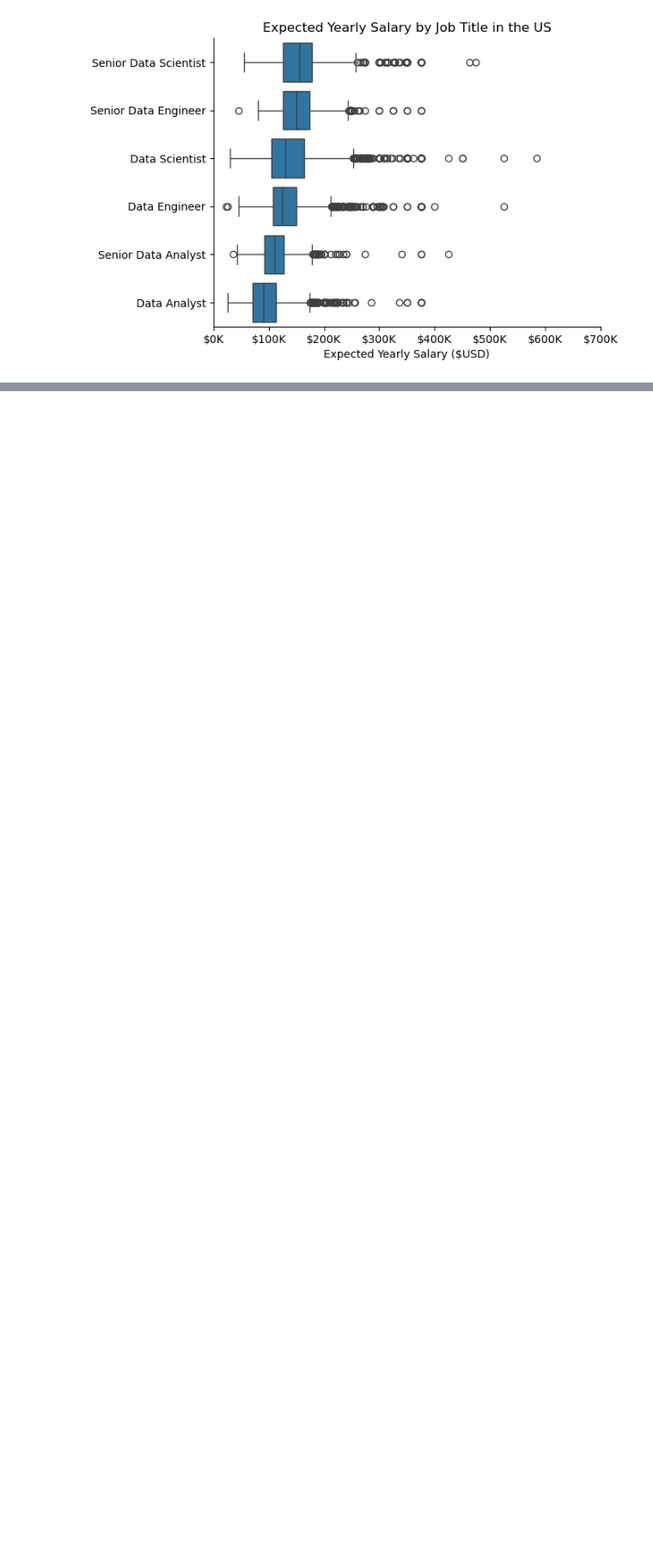
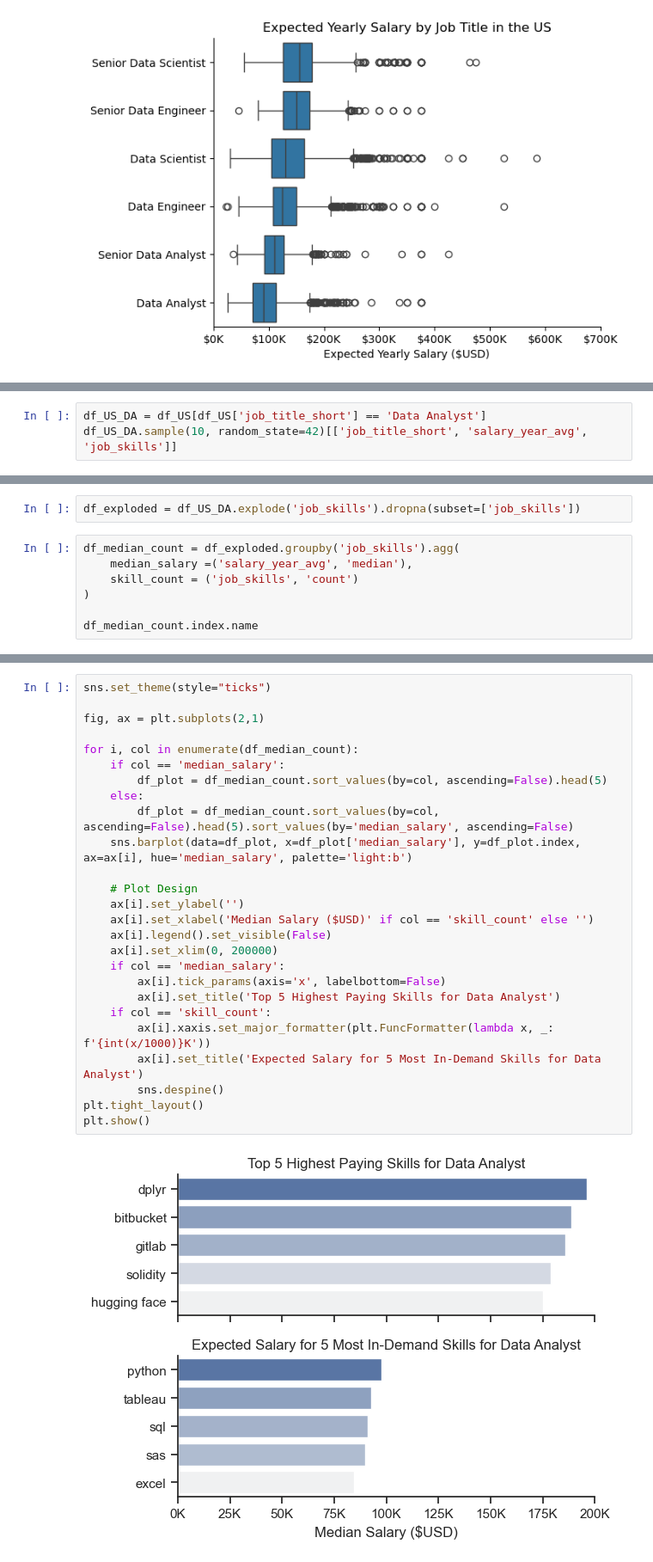
Before and after one commit to jroy2019/Python_data_analytics, a Jupyter notebook: 2_Data_Analytics_Project/4_Salary_Analysis.ipynb, the cells around one changed output, grey strips where cells are left out. Shown at 86% size. Saved outputs shown, nothing was run; the diff lists cells and outputs as text; blank space fills up the shorter version.

Commit message:
plots baby

```diff
--- a/2_Data_Analytics_Project/4_Salary_Analysis.ipynb
+++ b/2_Data_Analytics_Project/4_Salary_Analysis.ipynb
@@ -58,0 +63,3 @@ plt.show()
+# %%
+df_US_DA = df_US[df_US['job_title_short'] == 'Data Analyst']
+df_US_DA.sample(10, random_state=42)[['job_title_short', 'salary_year_avg', 'job_skills']]
@@ -58,0 +78,9 @@ plt.show()
+# %%
+df_exploded = df_US_DA.explode('job_skills').dropna(subset=['job_skills'])
+# %%
+df_median_count = df_exploded.groupby('job_skills').agg(
+    median_salary =('salary_year_avg', 'median'),
+    skill_count = ('job_skills', 'count')
+)
+
+df_median_count.index.name
@@ -58,0 +89,28 @@ plt.show()
+# %%
+sns.set_theme(style="ticks")
+
+fig, ax = plt.subplots(2,1)
+
+for i, col in enumerate(df_median_count):
+    if col == 'median_salary':
+        df_plot = df_median_count.sort_values(by=col, ascending=False).head(5)
+    else:
+        df_plot = df_median_count.sort_values(by=col, ascending=False).head(5).sort_values(by='median_salary', ascending=False)
+    sns.barplot(data=df_plot, x=df_plot['median_salary'], y=df_plot.index, ax=ax[i], hue='median_salary', palette='light:b')
+
+    # Plot Design
+    ax[i].set_ylabel('')
+    ax[i].set_xlabel('Median Salary ($USD)' if col == 'skill_count' else '')
+    ax[i].legend().set_visible(False)
+    ax[i].set_xlim(0, 200000)
+    if col == 'median_salary':
+        ax[i].tick_params(axis='x', labelbottom=False)
+        ax[i].set_title('Top 5 Highest Paying Skills for Data Analyst')
+    if col == 'skill_count':
+        ax[i].xaxis.set_major_formatter(plt.FuncFormatter(lambda x, _: f'{int(x/1000)}K'))
+        ax[i].set_title('Expected Salary for 5 Most In-Demand Skills for Data Analyst')
+        sns.despine()
+plt.tight_layout()
+plt.show()
+# %% [output]
+[figure, added]
```
Also changed, not shown: parts of 4 cells of this notebook.
